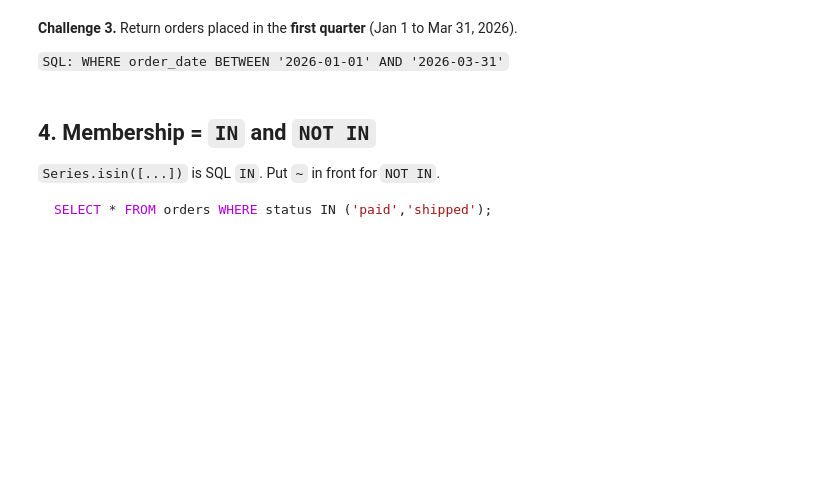
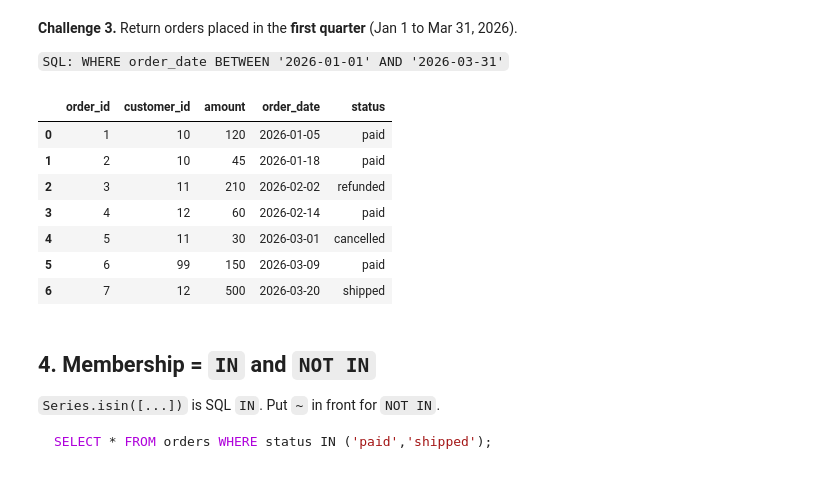
Before and after one commit to orlandojmarin/TechCatalyst_DE_2026, a Jupyter notebook: student-work/Week 3/Labs/Day 3/Pandas Drills/Activity_2_Pandas_to_SQL/Activity_2_Pandas_to_SQL.ipynb, the cells around one changed output. Drawn from its saved outputs; the diff is of its cells as text; code cells hidden in the pictures; blank space fills up the shorter version.

```diff
--- a/student-work/Week 3/Labs/Day 3/Pandas Drills/Activity_2_Pandas_to_SQL/Activity_2_Pandas_to_SQL.ipynb
+++ b/student-work/Week 3/Labs/Day 3/Pandas Drills/Activity_2_Pandas_to_SQL/Activity_2_Pandas_to_SQL.ipynb
@@ -139,3 +149,15 @@ orders[orders["order_date"].between("2026-02-01", "2026-03-15")]
+# %%
+# TODO:
+orders.query("order_date > '2026-01-01' and order_date < '2026-03-31'")
+# %% [output]
+|  | order_id | customer_id | amount | order_date | status |
+| 0 | 1 | 10 | 120 | 2026-01-05 | paid |
+| 1 | 2 | 10 | 45 | 2026-01-18 | paid |
+| 2 | 3 | 11 | 210 | 2026-02-02 | refunded |
+| 3 | 4 | 12 | 60 | 2026-02-14 | paid |
+| 4 | 5 | 11 | 30 | 2026-03-01 | cancelled |
+| 5 | 6 | 99 | 150 | 2026-03-09 | paid |
+| 6 | 7 | 12 | 500 | 2026-03-20 | shipped |
 # %% [markdown]
 ## 4. Membership = `IN` and `NOT IN`
 
```
Also changed, not shown: parts of 6 cells of this notebook, 2 other files.
